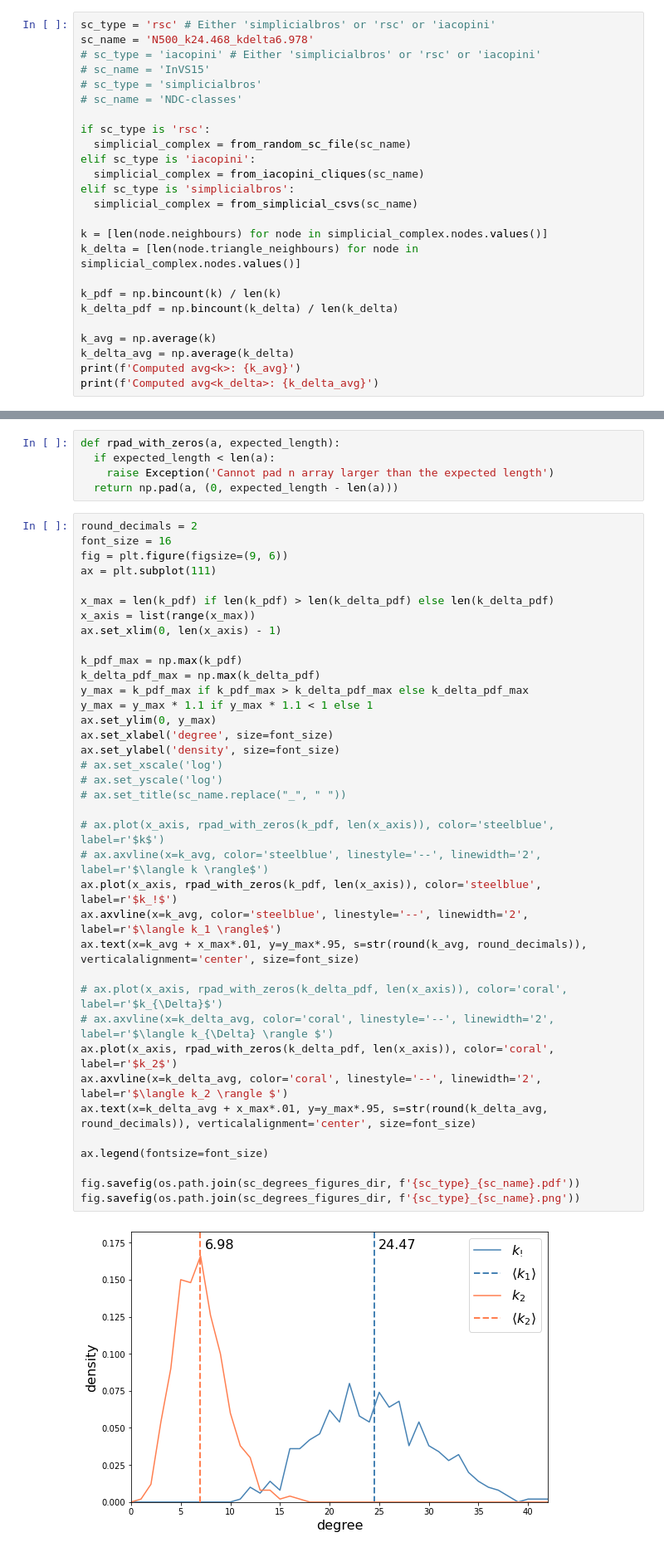
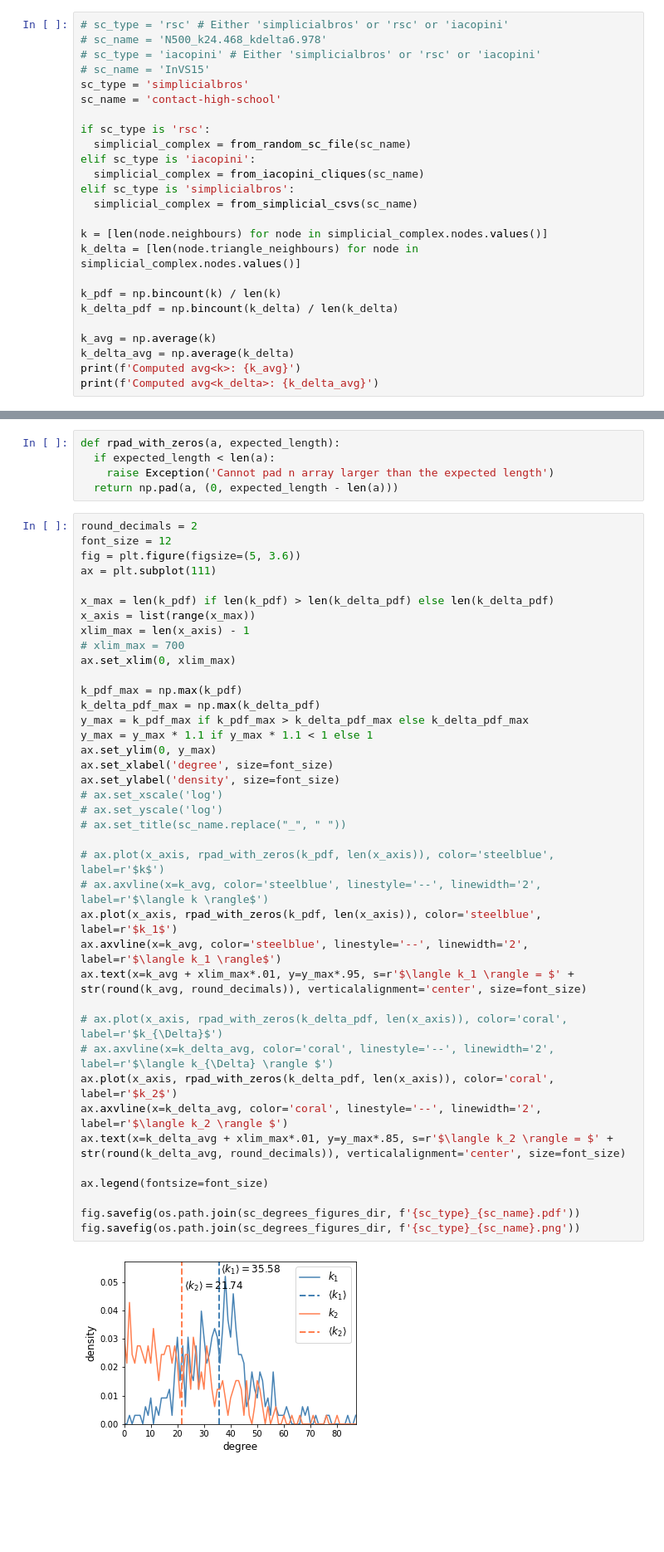
Before and after one commit to juanelas/sscm, a Jupyter notebook: HVHT22_grades_histograms.ipynb, the cells around one changed output, grey strips where cells are left out. Shown at 83% size. Drawn from its saved outputs; the diff is of its cells as text; blank space fills up the shorter version.

```diff
--- a/HVHT22_grades_histograms.ipynb
+++ b/HVHT22_grades_histograms.ipynb
@@ -38,10 +38,10 @@ Avaliable simplicial complexes:
 # %%
-sc_type = 'rsc' # Either 'simplicialbros' or 'rsc' or 'iacopini'
-sc_name = 'N500_k24.468_kdelta6.978'
+# sc_type = 'rsc' # Either 'simplicialbros' or 'rsc' or 'iacopini'
+# sc_name = 'N500_k24.468_kdelta6.978'
 # sc_type = 'iacopini' # Either 'simplicialbros' or 'rsc' or 'iacopini'
 # sc_name = 'InVS15'
-# sc_type = 'simplicialbros'
-# sc_name = 'NDC-classes'
+sc_type = 'simplicialbros'
+sc_name = 'contact-high-school'
 
 if sc_type is 'rsc':
   simplicial_complex = from_random_sc_file(sc_name)
@@ -70,43 +70,45 @@ def rpad_with_zeros(a, expected_length):
   return np.pad(a, (0, expected_length - len(a)))
 # %%
 round_decimals = 2
-font_size = 16
-fig = plt.figure(figsize=(9, 6))
+font_size = 12
+fig = plt.figure(figsize=(5, 3.6))
 ax = plt.subplot(111)
 
 x_max = len(k_pdf) if len(k_pdf) > len(k_delta_pdf) else len(k_delta_pdf)
 x_axis = list(range(x_max))
-ax.set_xlim(0, len(x_axis) - 1)
+xlim_max = len(x_axis) - 1
+# xlim_max = 700
+ax.set_xlim(0, xlim_max)
 
 k_pdf_max = np.max(k_pdf)
 k_delta_pdf_max = np.max(k_delta_pdf)
 y_max = k_pdf_max if k_pdf_max > k_delta_pdf_max else k_delta_pdf_max
 y_max = y_max * 1.1 if y_max * 1.1 < 1 else 1
 ax.set_ylim(0, y_max)
 ax.set_xlabel('degree', size=font_size)
 ax.set_ylabel('density', size=font_size)
 # ax.set_xscale('log')
 # ax.set_yscale('log')
 # ax.set_title(sc_name.replace("_", " "))
 
 # ax.plot(x_axis, rpad_with_zeros(k_pdf, len(x_axis)), color='steelblue', label=r'$k$')
 # ax.axvline(x=k_avg, color='steelblue', linestyle='--', linewidth='2', label=r'$\langle k \rangle$')
-ax.plot(x_axis, rpad_with_zeros(k_pdf, len(x_axis)), color='steelblue', label=r'$k_!$')
+ax.plot(x_axis, rpad_with_zeros(k_pdf, len(x_axis)), color='steelblue', label=r'$k_1$')
 ax.axvline(x=k_avg, color='steelblue', linestyle='--', linewidth='2', label=r'$\langle k_1 \rangle$')
-ax.text(x=k_avg + x_max*.01, y=y_max*.95, s=str(round(k_avg, round_decimals)), verticalalignment='center', size=font_size)
+ax.text(x=k_avg + xlim_max*.01, y=y_max*.95, s=r'$\langle k_1 \rangle = $' + str(round(k_avg, round_decimals)), verticalalignment='center', size=font_size)
 
 # ax.plot(x_axis, rpad_with_zeros(k_delta_pdf, len(x_axis)), color='coral', label=r'$k_{\Delta}$')
 # ax.axvline(x=k_delta_avg, color='coral', linestyle='--', linewidth='2', label=r'$\langle k_{\Delta} \rangle $')
 ax.plot(x_axis, rpad_with_zeros(k_delta_pdf, len(x_axis)), color='coral', label=r'$k_2$')
 ax.axvline(x=k_delta_avg, color='coral', linestyle='--', linewidth='2', label=r'$\langle k_2 \rangle $')
-ax.text(x=k_delta_avg + x_max*.01, y=y_max*.95, s=str(round(k_delta_avg, round_decimals)), verticalalignment='center', size=font_size)
+ax.text(x=k_delta_avg + xlim_max*.01, y=y_max*.85, s=r'$\langle k_2 \rangle = $' + str(round(k_delta_avg, round_decimals)), verticalalignment='center', size=font_size)
 
 ax.legend(fontsize=font_size)
 
 fig.savefig(os.path.join(sc_degrees_figures_dir, f'{sc_type}_{sc_name}.pdf'))
 fig.savefig(os.path.join(sc_degrees_figures_dir, f'{sc_type}_{sc_name}.png'))
 # %% [output]
-[figure, old version]
+[figure, new version]
 # %%
 df = pd.DataFrame(rpad_with_zeros(k_pdf, len(x_axis)))
 df = df.assign(k2=rpad_with_zeros(k_delta_pdf, len(x_axis)))
```
Also changed, not shown: parts of 3 cells of this notebook, 1 other file.
